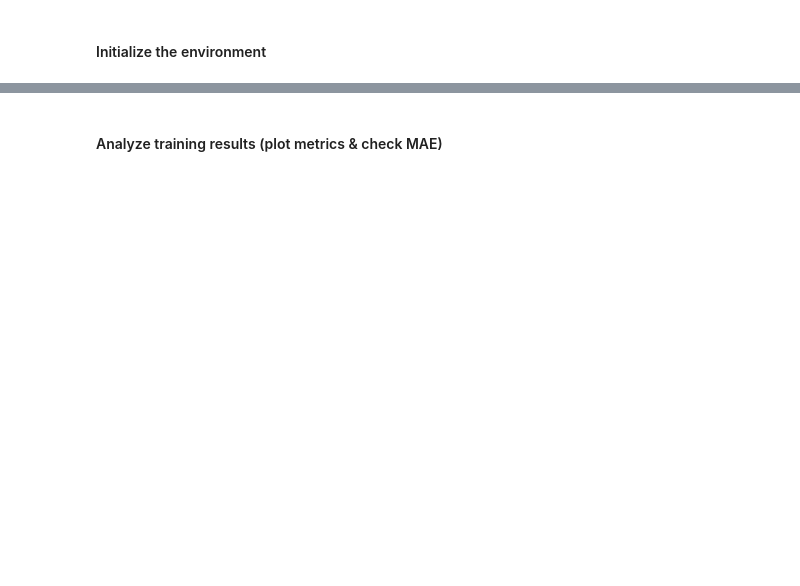
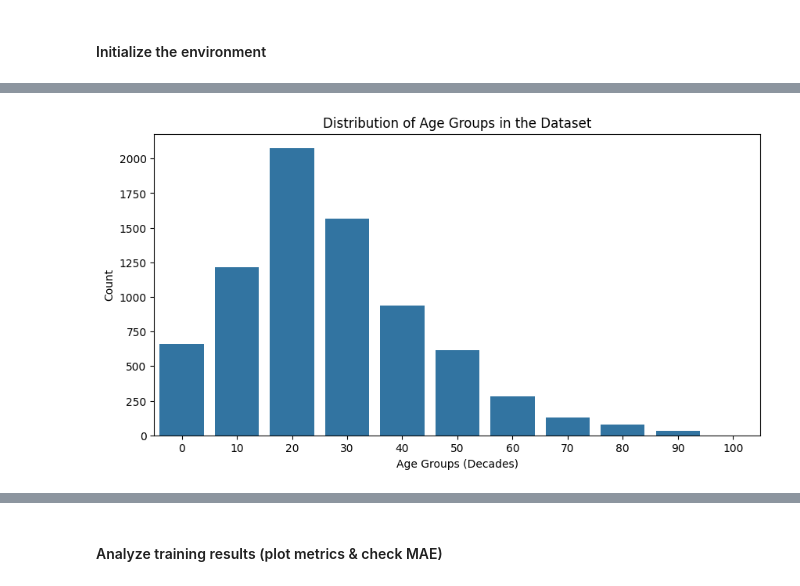
Before and after one commit to rhicarmel/human-age-prediction, a Jupyter notebook: notebooks/Human_Age_Prediction.ipynb, the cells around one changed output, grey strips where cells are left out. Cells and saved outputs as stored; diff of their text form; code cells hidden in the pictures; blank space fills up the shorter version.

```diff
--- a/notebooks/Human_Age_Prediction.ipynb
+++ b/notebooks/Human_Age_Prediction.ipynb
@@ -396,0 +221,12 @@ Epoch 20/20
+# %%
+# Age distribution by decades
+labels['age_group'] = (labels['real_age'] // 10) * 10  # Group ages into bins of 10
+
+plt.figure(figsize=(10, 5))
+sns.countplot(x=labels['age_group'], order=sorted(labels['age_group'].unique()))
+plt.xlabel("Age Groups (Decades)")
+plt.ylabel("Count")
+plt.title("Distribution of Age Groups in the Dataset")
+plt.show()
+# %% [output]
+[figure, added]
```
Also changed, not shown: parts of 54 cells of this notebook.
